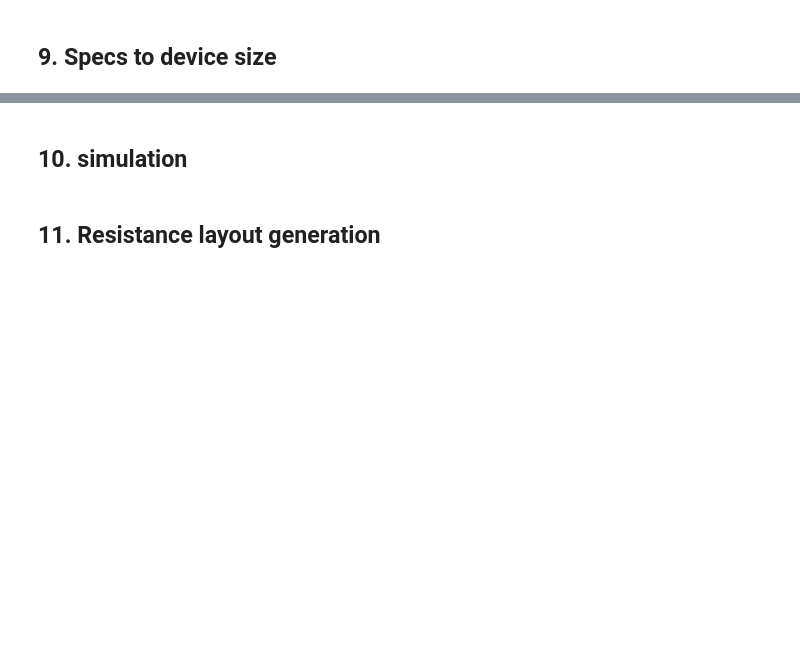
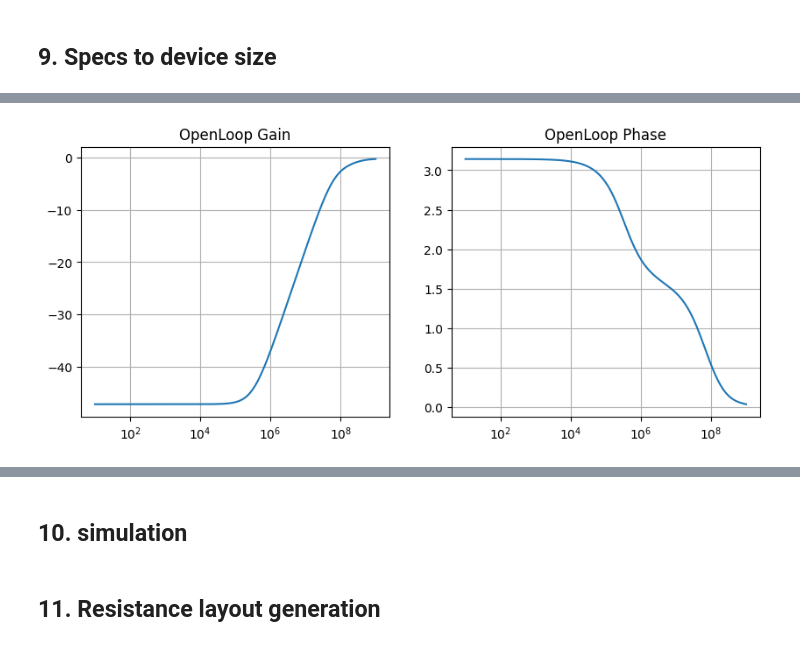
Before and after one commit to pmicgen/pmicgen, a Jupyter notebook: automation/ldo.ipynb, the cells around one changed output, grey strips where cells are left out. Drawn from its saved outputs; the diff is of its cells as text; code cells hidden in the pictures; blank space fills up the shorter version.

```diff
--- a/automation/ldo.ipynb
+++ b/automation/ldo.ipynb
@@ -127,0 +308,34 @@ axs[1,1].set_yscale('log')
+# %%
+Gm_pt = sym.Symbol('Gm_pt')
+Rds_pt = sym.Symbol('Rds_pt')
+Cgs_pt = sym.Symbol('Cgs_pt')
+Cgd_pt = sym.Symbol('Cgd_pt')
+
+psr = G.subs({Gm_pt: pass_transistor.gm[0,0]*312, Rds_pt: 1/(pass_transistor.gds[0,0]*312), Cgs_pt: pass_transistor.cgs[0,0]*312, Cgd_pt: pass_transistor.cgd[0,0]*312})
+psr
+
+import numpy as np
+import cmath as math
+import matplotlib.pyplot as plt
+s_sweep = np.logspace(1,9, num=400, base=10)
+bode_data = []
+phase_data = []
+for idx, value in enumerate(s_sweep):
+        PSRR = psr.subs({s:2*math.pi*value*1j})
+        magnitude = 20*np.log10(float(np.abs(PSRR)))
+        #print(float(np.abs(PSRR)))
+        bode_data.append(magnitude)
+        phase_data.append(math.phase(PSRR))
+
+fig, (ax1, ax2) = plt.subplots(1, 2, figsize=(10,4))
+ax1.plot(s_sweep, bode_data)
+ax1.set_xscale('log')
+ax1.set_title('OpenLoop Gain')
+ax1.grid()
+
+ax2.plot(s_sweep, phase_data)
+ax2.set_title('OpenLoop Phase')
+ax2.set_xscale('log')
+ax2.grid()
+# %% [output]
+[figure, added]
```
Also changed, not shown: parts of 24 cells of this notebook, 4 other files.
